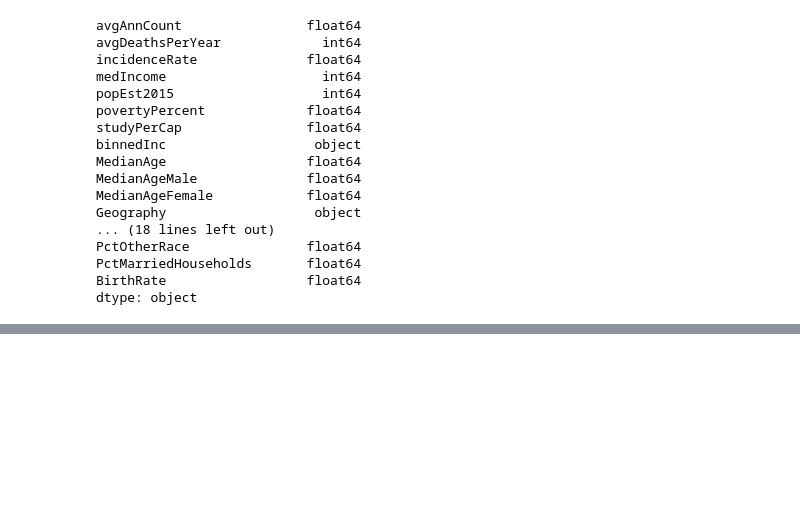
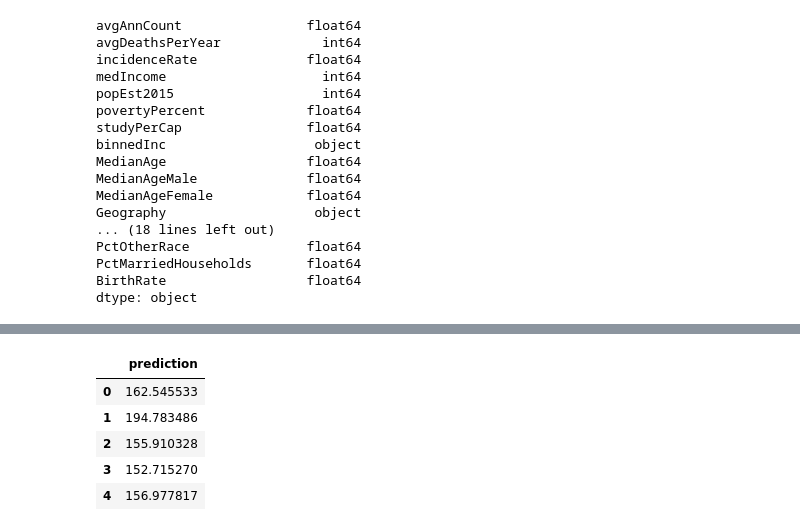
Before and after one commit to mayankjamindaruk/Machine_Learning_Bootcamp, a Jupyter notebook: USA_Cancer_Prediction_Model.ipynb, the cells around one changed output, grey strips where cells are left out. Cells and saved outputs as stored; diff of their text form; code cells hidden in the pictures; blank space fills up the shorter version.

```diff
--- a/USA_Cancer_Prediction_Model.ipynb
+++ b/USA_Cancer_Prediction_Model.ipynb
@@ -100,0 +308,15 @@ cancer_data.head(10)
+# %%
+#Predictions on the Test data
+predictions_lr = lr.predict(test_data)
+
+#Putting the above predictions and probabilities together to create a readable df
+lr_df = pd.DataFrame(predictions_lr.reshape(len(predictions_lr),1))
+lr_df.rename(columns={0:'prediction'}, inplace=True)
+lr_df.head(5)
+# %% [output]
+|  | prediction |
+| 0 | 162.545533 |
+| 1 | 194.783486 |
+| 2 | 155.910328 |
+| 3 | 152.715270 |
+| 4 | 156.977817 |
```
Also changed, not shown: parts of 16 cells of this notebook.
